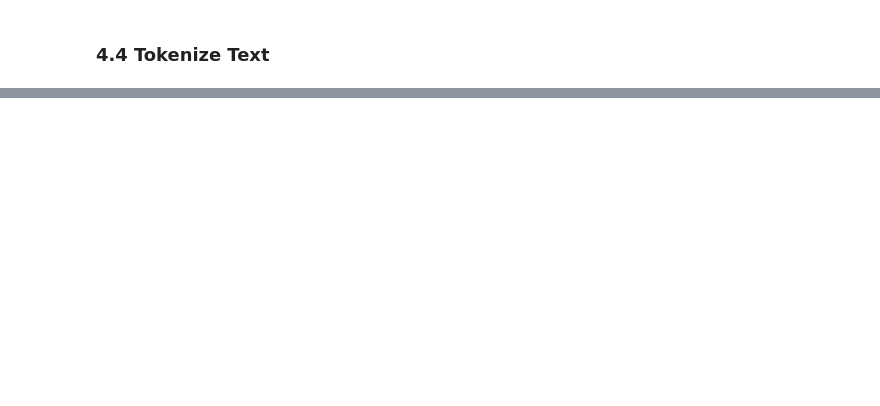
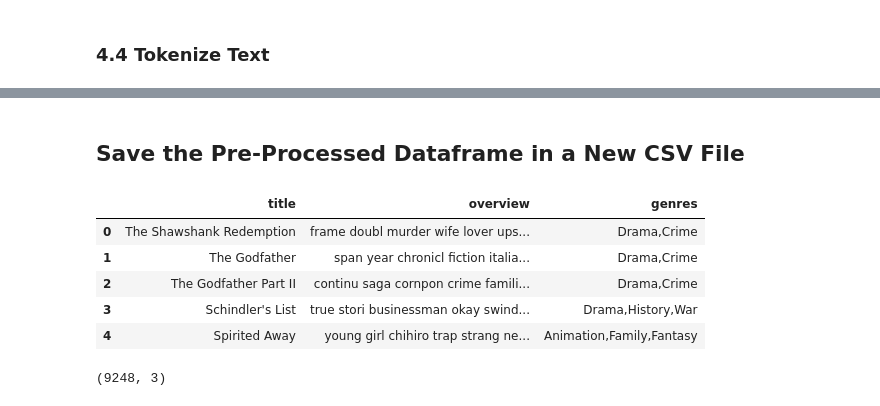
Before and after one commit to Muhammad-Sheraz-ds/Movie-Genres-Classifier, a Jupyter notebook: Movie_Genre_Detection.ipynb, the cells around one changed output, grey strips where cells are left out. Drawn from its saved outputs; the diff is of its cells as text; code cells hidden in the pictures; blank space fills up the shorter version.

```diff
--- a/Movie_Genre_Detection.ipynb
+++ b/Movie_Genre_Detection.ipynb
@@ -506,0 +642,2 @@ movies['overview']
+# %% [markdown]
+## **Save the Pre-Processed Dataframe in a New CSV File**
@@ -506,0 +646,14 @@ movies['overview']
+# %%
+movies = pd.read_csv('Datasets/Processed_Datasets/Pre-Processed_TMDB_Movies.csv')[['title','overview','genres']]
+movies.head()
+# %% [output]
+|  | title | overview | genres |
+| 0 | The Shawshank Redemption | frame doubl murder wife lover ups... | Drama,Crime |
+| 1 | The Godfather | span year chronicl fiction italia... | Drama,Crime |
+| 2 | The Godfather Part II | continu saga cornpon crime famili... | Drama,Crime |
+| 3 | Schindler's List | true stori businessman okay swind... | Drama,History,War |
+| 4 | Spirited Away | young girl chihiro trap strang ne... | Animation,Family,Fantasy |
+# %%
+movies.shape
+# %% [output]
+(9248, 3)
```
Also changed, not shown: parts of 21 cells of this notebook.
